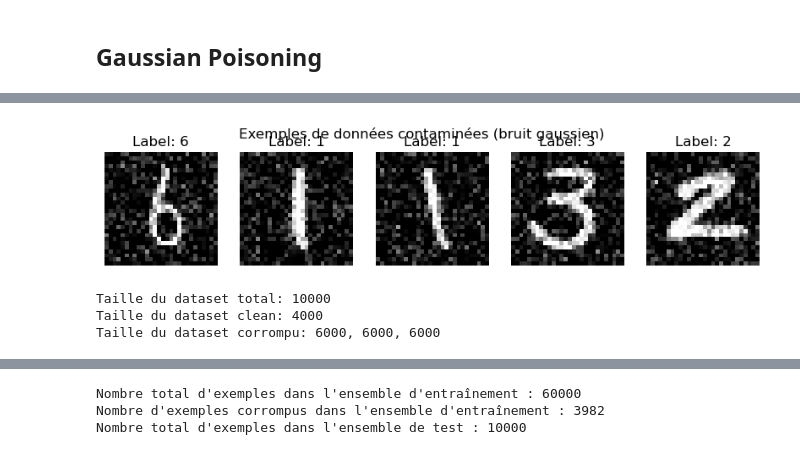
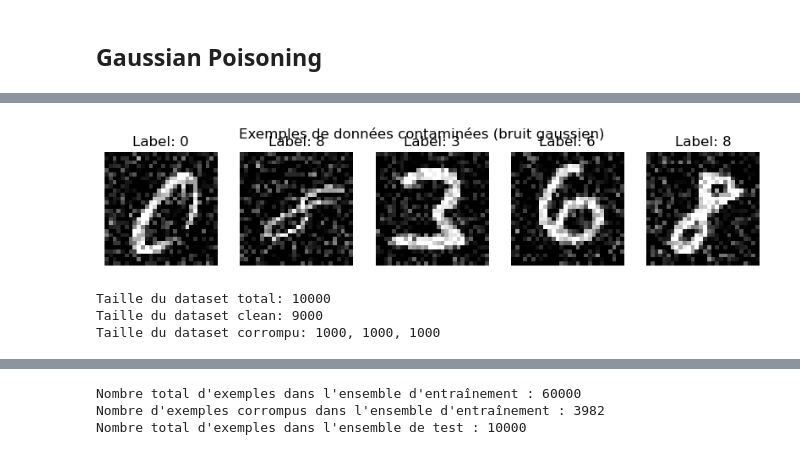
Before and after one commit to DepInfoAliciaSHAO/forsaken, a Jupyter notebook: forsaken.ipynb, the cells around one changed output, grey strips where cells are left out. Drawn from its saved outputs; the diff is of its cells as text; code cells hidden in the pictures.

```diff
--- a/forsaken.ipynb
+++ b/forsaken.ipynb
@@ -62,7 +62,7 @@ def create_train_set(dataset, num_forget=0):
 
     return full_loader, train_loader, forget_loader
 
-def create_train_set_gaussian(dataset, contamination_ratio, subset_size=10000, plot_examples=False):
+def create_train_set_gaussian(dataset, contamination_ratio, epsilon, subset_size=10000, plot_examples=False):
     # Limiter la taille du sous-ensemble
     raw_images = dataset.data[:subset_size].float() / 255.0
     raw_labels = dataset.targets[:subset_size]
@@ -79,7 +79,7 @@ def create_train_set_gaussian(dataset, contamination_ratio, subset_size=10000, p
         return noisy_images, noise
 
     base_contaminated_images = raw_images[contaminated_indices]
-    contaminated_images, noise = add_gaussian_noise(base_contaminated_images)
+    contaminated_images, noise = add_gaussian_noise(base_contaminated_images, epsilon * epsilon)
 
     clean_images = raw_images[clean_indices]
 
@@ -705,14 +671,15 @@ plt.show()
 # %%
-loaders = create_train_set_gaussian(train_dataset_full, 0.6, 10000, True)
+epsilon = 0.05
+loaders = create_train_set_gaussian(train_dataset_full, 0.1, epsilon, 10000, True)
 print(f"Taille du dataset total: {len(loaders['full_loader'].dataset)}")
 print(f"Taille du dataset clean: {len(loaders['clean_loader'].dataset)}")
 print(f"Taille du dataset corrompu: {len(loaders['contaminated_loader'].dataset)}, "
       f"{len(loaders['base_contaminated_loader'].dataset)}, {len(loaders['noise_loader'].dataset)}")
 # %% [output]
-[figure, old version]
+[figure, new version]
 Taille du dataset total: 10000
-Taille du dataset clean: 4000
-Taille du dataset corrompu: 6000, 6000, 6000
+Taille du dataset clean: 9000
+Taille du dataset corrompu: 1000, 1000, 1000
 # %%
 model_noise = FullyConnectedNN()
 #train_model(model_noise, train_loader=noisy_train_loader, lr=0.01, epochs=25)
```
Also changed, not shown: parts of 10 cells of this notebook.
